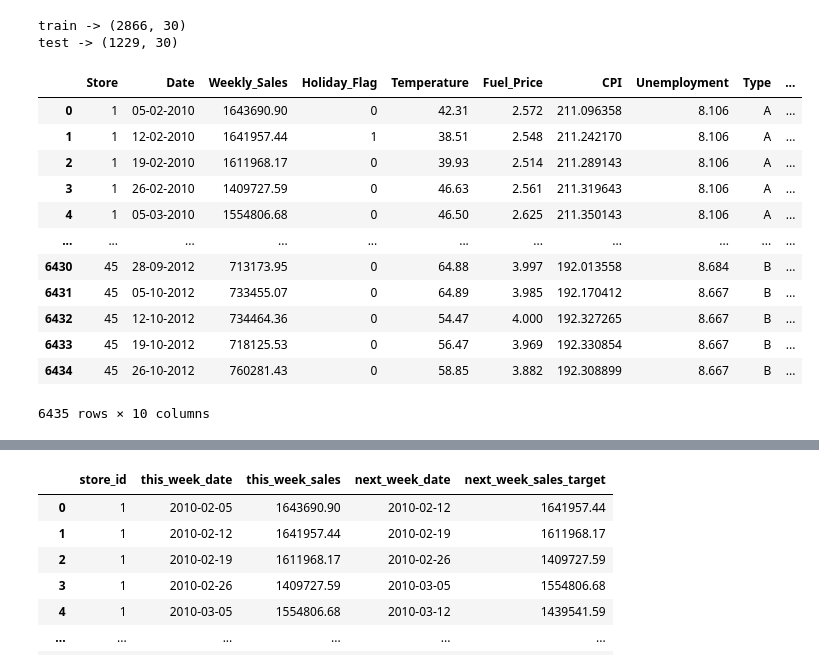
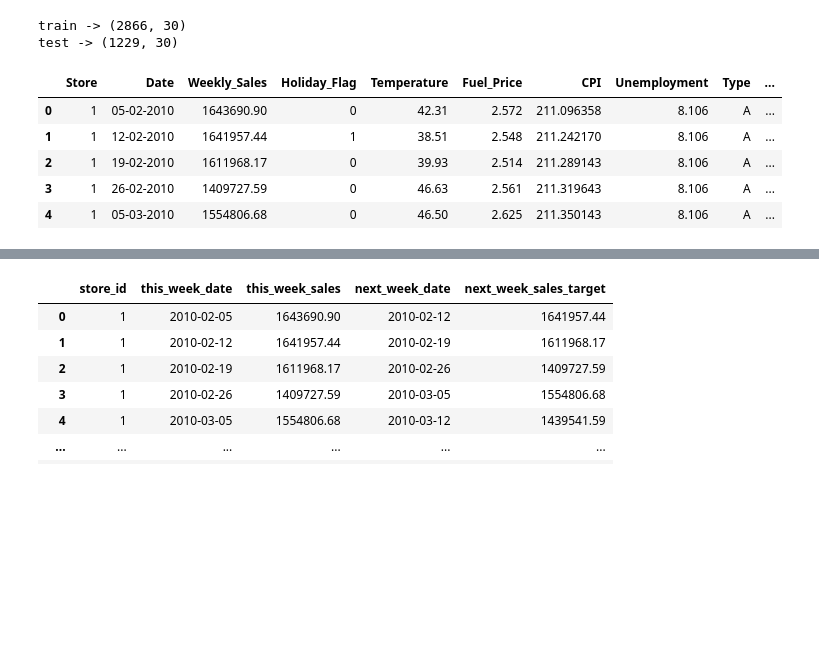
Before and after one commit to Attention-Walmart-Shoppers/capstone, a Jupyter notebook: Heather Initial Notebook.ipynb, the cells around one changed output, grey strips where cells are left out. Drawn from its saved outputs; the diff is of its cells as text; code cells hidden in the pictures; blank space fills up the shorter version.

```diff
--- a/Heather Initial Notebook.ipynb
+++ b/Heather Initial Notebook.ipynb
@@ -56,21 +79,14 @@ test -> (1229, 30)
 # %%
 df = w.acquire_data()
 # %%
-df
+df.head()
 # %% [output]
 |  | Store | Date | Weekly_Sales | Holiday_Flag | Temperature | Fuel_Price | CPI | Unemployment | Type | ... |
 | 0 | 1 | 05-02-2010 | 1643690.90 | 0 | 42.31 | 2.572 | 211.096358 | 8.106 | A | ... |
 | 1 | 1 | 12-02-2010 | 1641957.44 | 1 | 38.51 | 2.548 | 211.242170 | 8.106 | A | ... |
 | 2 | 1 | 19-02-2010 | 1611968.17 | 0 | 39.93 | 2.514 | 211.289143 | 8.106 | A | ... |
 | 3 | 1 | 26-02-2010 | 1409727.59 | 0 | 46.63 | 2.561 | 211.319643 | 8.106 | A | ... |
 | 4 | 1 | 05-03-2010 | 1554806.68 | 0 | 46.50 | 2.625 | 211.350143 | 8.106 | A | ... |
-| ... | ... | ... | ... | ... | ... | ... | ... | ... | ... | ... |
-| 6430 | 45 | 28-09-2012 | 713173.95 | 0 | 64.88 | 3.997 | 192.013558 | 8.684 | B | ... |
-| 6431 | 45 | 05-10-2012 | 733455.07 | 0 | 64.89 | 3.985 | 192.170412 | 8.667 | B | ... |
-| 6432 | 45 | 12-10-2012 | 734464.36 | 0 | 54.47 | 4.000 | 192.327265 | 8.667 | B | ... |
-| 6433 | 45 | 19-10-2012 | 718125.53 | 0 | 56.47 | 3.969 | 192.330854 | 8.667 | B | ... |
-| 6434 | 45 | 26-10-2012 | 760281.43 | 0 | 58.85 | 3.882 | 192.308899 | 8.667 | B | ... |
-6435 rows × 10 columns
 # %%
 df = w.change_columns(df)
 # %%
```
Also changed, not shown: parts of 17 cells of this notebook.
